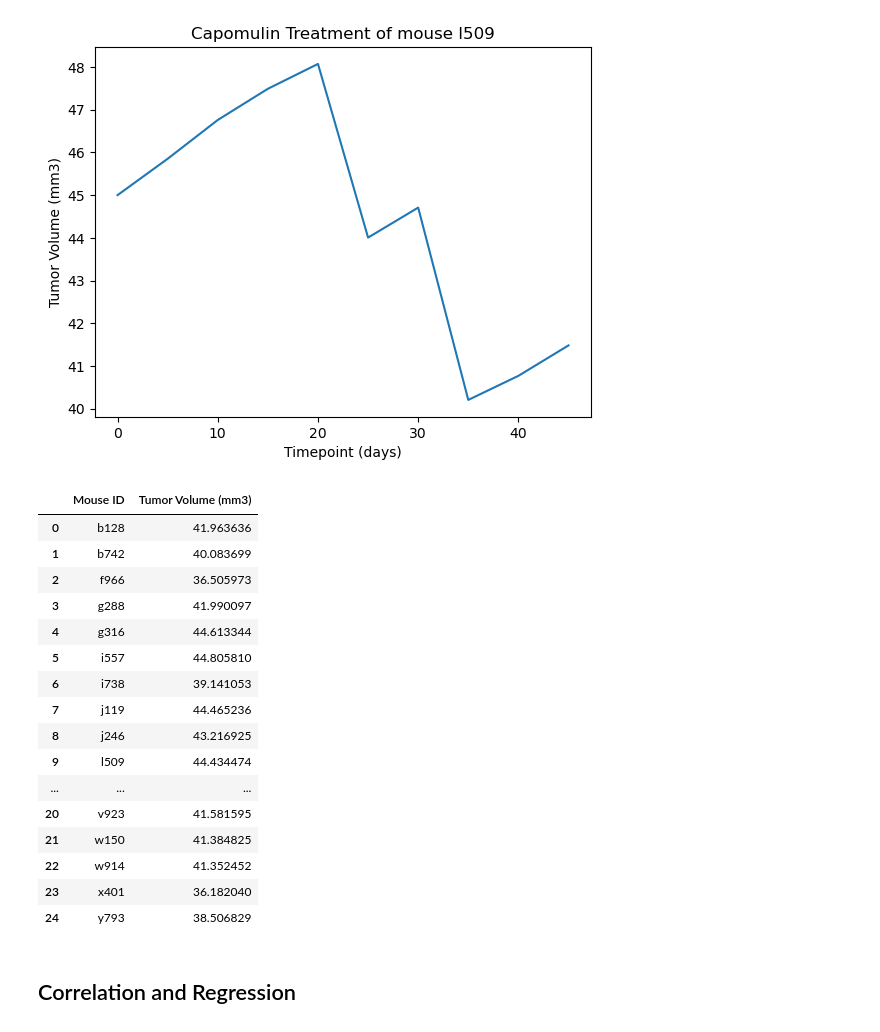
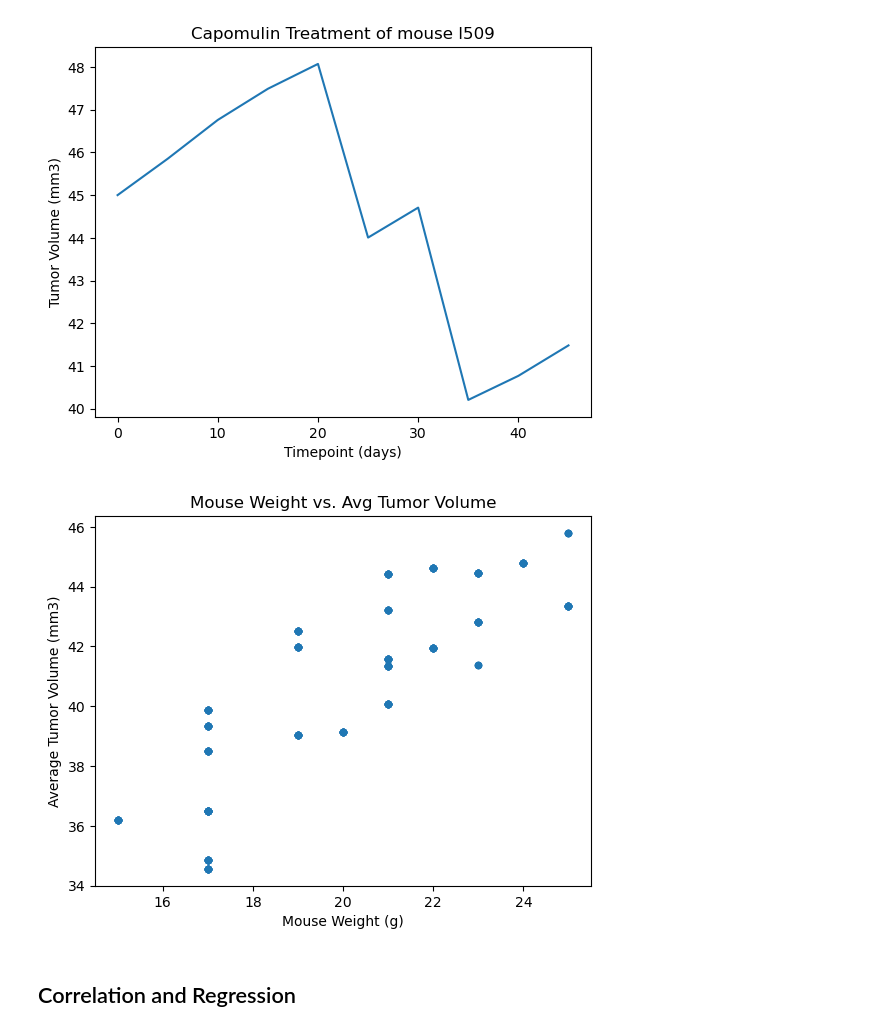
Before and after one commit to mdahl6/Plotting-Challenge, a Jupyter notebook: pymaceuticals_main code.ipynb, the cells around one changed output. Cells and saved outputs as stored; diff of their text form; code cells hidden in the pictures.

```diff
--- a/pymaceuticals_main code.ipynb
+++ b/pymaceuticals_main code.ipynb
@@ -220,31 +250,24 @@ plt.show()
 # %%
 # Generate a scatter plot of mouse weight vs. the average observed tumor volume for the entire Capomulin regimen
 #create a cut of the clean dataframe that is only the Capomulin regimen
 Capomulin_df=mouse_data_clean[(mouse_data_clean['Drug Regimen']=='Capomulin')]
 
 #calculate the average tumor volume per mouse for this cut of the data
 Capo_avg=pd.DataFrame(Capomulin_df.groupby('Mouse ID')['Tumor Volume (mm3)'].mean())
 Capo_avg.reset_index()
 #create a dataframe that is weight vs. avg tumor volume
+Capo_mice=Capo_avg.merge(Capomulin_df, on=['Mouse ID'], how='inner')
+Capo_mice.drop_duplicates(subset='Mouse ID')
 #use .plot to create a scatter plot of the weight vs. avg tumor volume  df
+Capo_mice.plot(x='Weight (g)'
+               , y="Tumor Volume (mm3)_x"
+               , kind='scatter'
+               , xlabel='Mouse Weight (g)'
+               , ylabel='Average Tumor Volume (mm3)'
+               , title='Mouse Weight vs. Avg Tumor Volume')
+plt.show()
 # %% [output]
-|  | Mouse ID | Tumor Volume (mm3) |
-| 0 | b128 | 41.963636 |
-| 1 | b742 | 40.083699 |
-| 2 | f966 | 36.505973 |
-| 3 | g288 | 41.990097 |
-| 4 | g316 | 44.613344 |
-| 5 | i557 | 44.805810 |
-| 6 | i738 | 39.141053 |
-| 7 | j119 | 44.465236 |
-| 8 | j246 | 43.216925 |
-| 9 | l509 | 44.434474 |
-| ... | ... | ... |
-| 20 | v923 | 41.581595 |
-| 21 | w150 | 41.384825 |
-| 22 | w914 | 41.352452 |
-| 23 | x401 | 36.182040 |
-| 24 | y793 | 38.506829 |
+[figure, added]
 # %% [markdown]
 ## Correlation and Regression
 # %%
```
Also changed, not shown: parts of 4 cells of this notebook.
